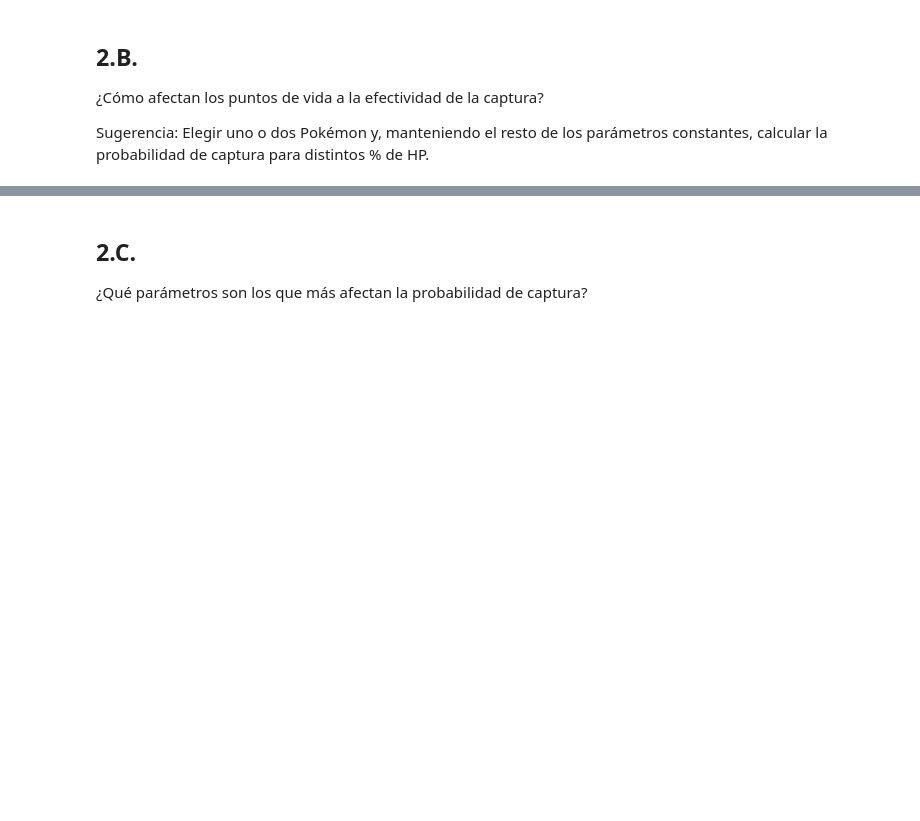
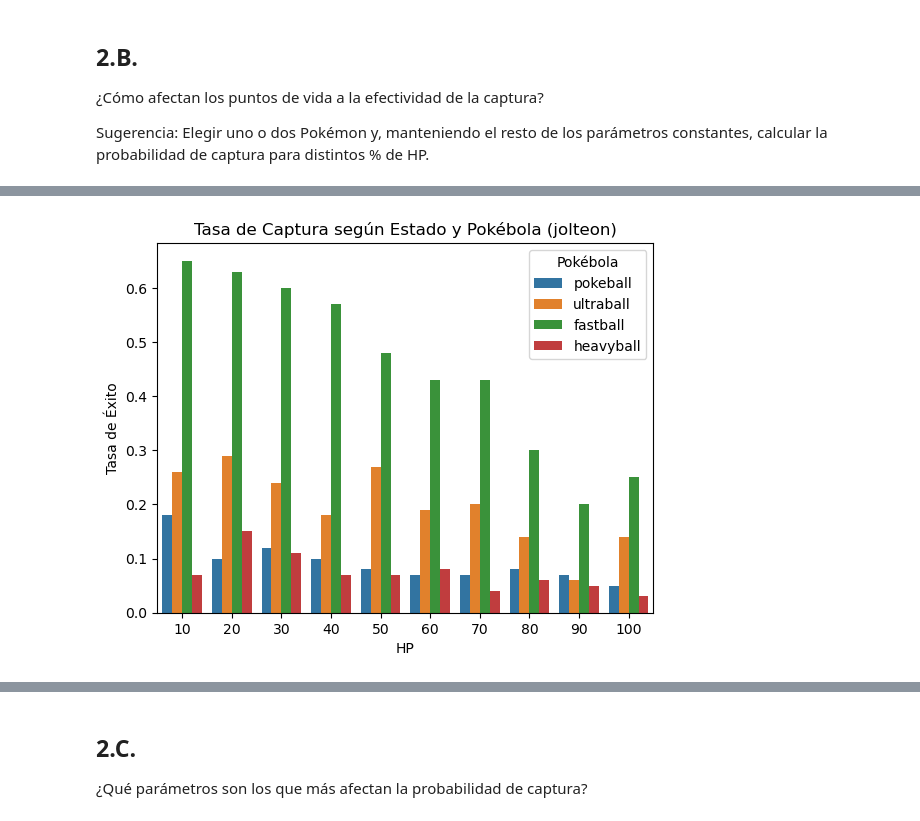
Before and after one commit to jbarberia/sia-tp0, a Jupyter notebook: TP0/TP0.ipynb, the cells around one changed output, grey strips where cells are left out. Drawn from its saved outputs; the diff is of its cells as text; code cells hidden in the pictures; blank space fills up the shorter version.

```diff
--- a/TP0/TP0.ipynb
+++ b/TP0/TP0.ipynb
@@ -93,0 +244,92 @@ Sugerencia: Elegir uno o dos Pokémon y, manteniendo el resto de los parámetros
+# %%
+# Add ".."" to path to find the src module
+import os
+import sys
+
+#sys.path.append("..")
+
+import json
+import numpy as np
+import pandas as pd
+import seaborn as sns
+import matplotlib.pyplot as plt
+from src.catching import attempt_catch
+from src.pokemon import PokemonFactory, StatusEffect
+
+# carga de pókemon
+
+pokemon_file = "pokemon.json"
+
+with open(pokemon_file,"r") as f:
+    datos_pokemon = json.load(f)
+
+# Pokebolas y pokemones
+
+pokemon = ["jolteon", "caterpie", "snorlax", "onix", "mewtwo"]
+pokebolas = ["pokeball", "ultraball", "fastball", "heavyball"]
+HP = [10, 20, 30, 40, 50, 60, 70, 80, 90, 100]
+# Generacion
+
+gen_pokemon = PokemonFactory(pokemon_file)
+
+
+
+# La idea es generar una función que utilice attemp catch pero para varios pokemones
+
+def atrapar(pokemon,pokebola,intentos,HP):
+    resultados = []
+    resultados_promediados = []
+    NIVEL = 100
+
+
+    for HPP in HP:
+        for bolas in pokebolas:
+            exitos = 0
+            probabilidad_exito = []
+
+            for _ in range(intentos):
+                pokes = gen_pokemon.create(pokemon, NIVEL, StatusEffect.NONE, HPP/100)
+                exitos_tasa, capture = attempt_catch(pokes, bolas)
+
+                if exitos_tasa:
+                    exitos += 1
+                probabilidad_exito.append(capture)
+
+            resultados.append([pokemon,HPP,bolas,exitos/intentos,np.mean(probabilidad_exito)])
+
+    return resultados
+
+INTENTOS = 100;
+pokemon_comparacion = ["caterpie","snorlax",'jolteon']
+resultados = []
+for pkmn in pokemon_comparacion:
+    resultados.extend((atrapar(pkmn, pokebolas,INTENTOS,HP)))
+
+df_results = pd.DataFrame(resultados, columns=["Pokemon","HP", "Pokebola", "Tasa exito", "Media de captura"])
+
+print(df_results)
+
+pokemon_seleccionado = "jolteon"
+df_filtrado = df_results[df_results["Pokemon"] == pokemon_seleccionado] # Selecciono solo los datos del pokemon que quiero
+sns.barplot(data=df_filtrado, x="HP", y="Tasa exito", hue="Pokebola")
+
+
+
+plt.xlabel("HP")
+plt.ylabel("Tasa de Éxito")
+plt.title(f"Tasa de Captura según Estado y Pokébola ({pokemon_seleccionado})")
+plt.legend(title="Pokébola")
+plt.show()
+
+pokemon_seleccionado2 = "caterpie"
+df_filtrado = df_results[df_results["Pokemon"] == pokemon_seleccionado2] # Selecciono solo los datos del pokemon que quiero
+sns.barplot(data=df_filtrado, x="HP", y="Tasa exito", hue="Pokebola")
+
+
+
+plt.xlabel("HP")
+plt.ylabel("Tasa de Éxito")
+plt.title(f"Tasa de Captura según Estado y Pokébola ({pokemon_seleccionado2})")
+plt.legend(title="Pokébola")
+plt.show()
+# %% [output]
@@ -93,0 +350 @@ Sugerencia: Elegir uno o dos Pokémon y, manteniendo el resto de los parámetros
+[figure, added]
```
Also changed, not shown: parts of 8 cells of this notebook, 6 other files.
